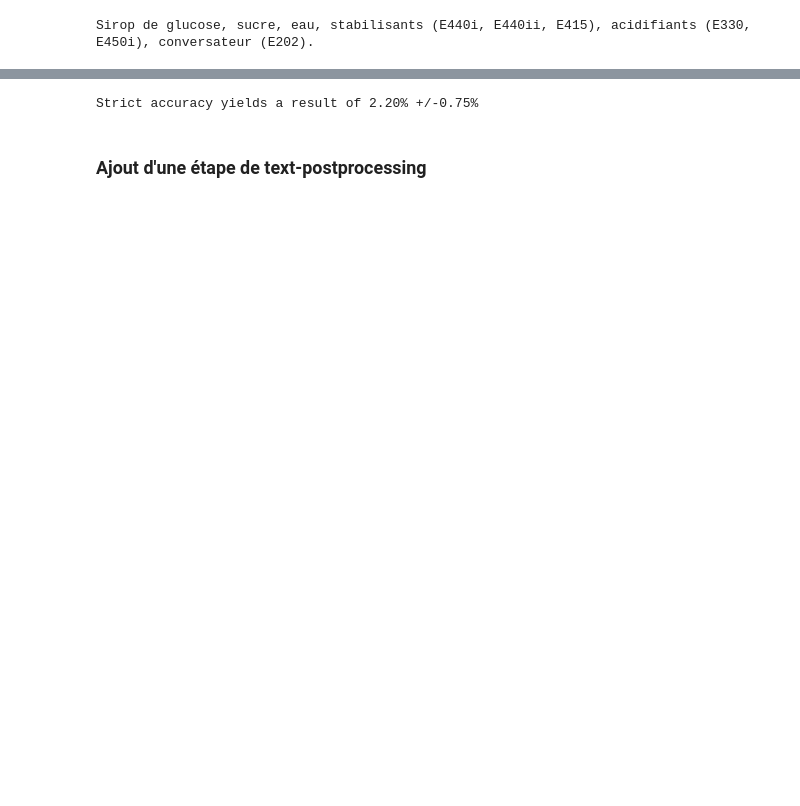
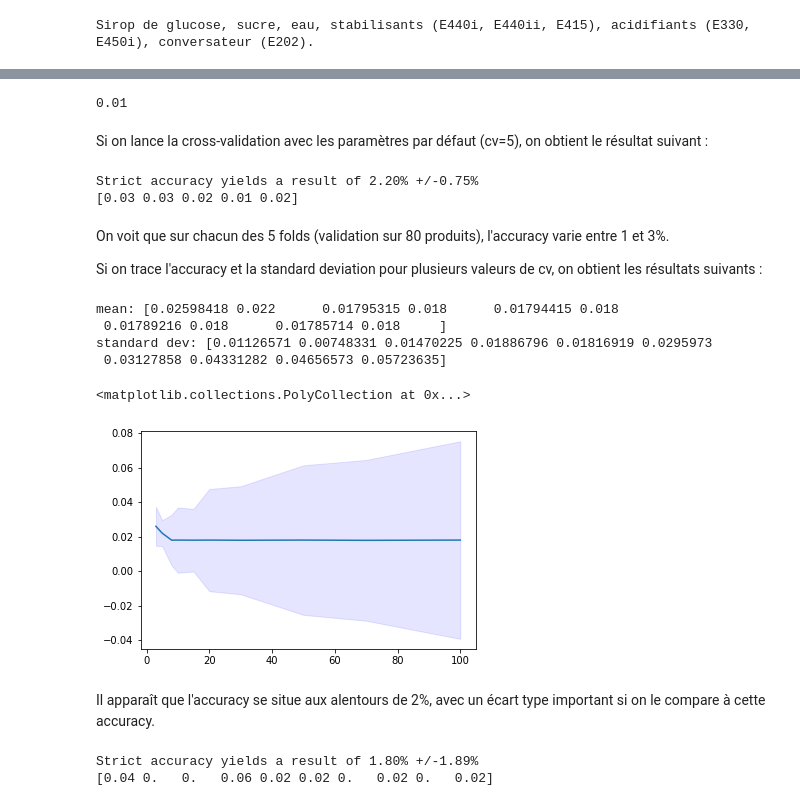
Before and after one commit to UltraDiuve/PIM-Recognizer, a Jupyter notebook: report/notebooks/Performance_measurement.ipynb, the cells around one changed output, grey strips where cells are left out. Saved outputs shown, nothing was run; the diff lists cells and outputs as text; code cells hidden in the pictures; blank space fills up the shorter version.

```diff
--- a/report/notebooks/Performance_measurement.ipynb
+++ b/report/notebooks/Performance_measurement.ipynb
@@ -134,6 +144,4 @@ Sirop de glucose, sucre, eau, stabilisants (E440i, E440ii, E415), acidifiants (E
 # %%
 def accuracy_scorer(estim, X, y):
     y_pred = estim.predict(X)
-    return(sum(y_pred == y) / len(y))
-
-accuracy_scorer(model, test['blocks'], test['ingredients'])
+    return((y_pred == y).mean())
@@ -142,10 +150,65 @@ accuracy_scorer(model, test['blocks'], test['ingredients'])
+# %%
+accuracy_scorer(model, test.reset_index()['blocks'], test.reset_index()['ingredients'])
+# %% [output]
+0.01
+# %% [markdown]
+Si on lance la cross-validation avec les paramètres par défaut (cv=5), on obtient le résultat suivant :
+# %%
+X = splitted_df.reset_index()['blocks'].copy()
+y = splitted_df.reset_index()['ingredients'].copy()
+
+cross_val = cross_validate(model,
+                           X=X,
+                           y=y,
+                           scoring=accuracy_scorer,
+                          )
+print(f'Strict accuracy yields a result of {np.mean(cross_val["test_score"]):.2%} +/-{np.std(cross_val["test_score"]):.2%}')
+print(cross_val['test_score'])
+# %% [output]
+Strict accuracy yields a result of 2.20% +/-0.75%
+[0.03 0.03 0.02 0.01 0.02]
+# %% [markdown]
+On voit que sur chacun des 5 folds (validation sur 80 produits), l'accuracy varie entre 1 et 3%.
+
+Si on trace l'accuracy et la standard deviation pour plusieurs valeurs de cv, on obtient les résultats suivants :
+# %%
+x = [3, 5, 8, 10, 15, 20, 30, 50, 70, 100]
+mean = np.array([])
+std = np.array([])
+for n_cv in x:
+    cross_val = cross_validate(model,
+                               X=splitted_df['blocks'],
+                               y=splitted_df['ingredients'],
+                               scoring=accuracy_scorer,
+                               cv=n_cv,
+                              )
+    mean = np.append(mean, [np.mean(cross_val['test_score'])], axis=0)
+    std = np.append(std, [np.std(cross_val['test_score'])], axis=0)
+
+print('mean:', mean, '\nstandard dev:', std)
+# %% [output]
+mean: [0.02598418 0.022      0.01795315 0.018      0.01794415 0.018
+ 0.01789216 0.018      0.01785714 0.018     ]
+standard dev: [0.01126571 0.00748331 0.01470225 0.01886796 0.01816919 0.0295973
+ 0.03127858 0.04331282 0.04656573 0.05723635]
+# %%
+fig, ax = plt.subplots()
+ax.plot(x, mean)
+ax.fill_between(x, (mean - std), (mean + std), color='b', alpha=.1)
+# %% [output]
+<matplotlib.collections.PolyCollection at 0x...>
+[figure, added]
+# %% [markdown]
+Il apparaît que l'accuracy se situe aux alentours de 2%, avec un écart type important si on le compare à cette accuracy.
 # %%
-from sklearn.model_selection import cross_val_score, cross_validate
-import numpy as np
-
-cross_val = cross_validate(model, splitted_df['blocks'], splitted_df['ingredients'], scoring=accuracy_scorer)
+cross_val = cross_validate(model,
+                           X=splitted_df['blocks'],
+                           y=splitted_df['ingredients'],
+                           scoring=accuracy_scorer,
+                           cv=10,
+                          )
 print(f'Strict accuracy yields a result of {np.mean(cross_val["test_score"]):.2%} +/-{np.std(cross_val["test_score"]):.2%}')
+print(cross_val['test_score'])
 # %% [output]
-Strict accuracy yields a result of 2.20% +/-0.75%
+Strict accuracy yields a result of 1.80% +/-1.89%
+[0.04 0.   0.   0.06 0.02 0.02 0.   0.02 0.   0.02]
-# %% [markdown]
-### Ajout d'une étape de text-postprocessing
```
Also changed, not shown: parts of 16 cells of this notebook, 2 other files.
